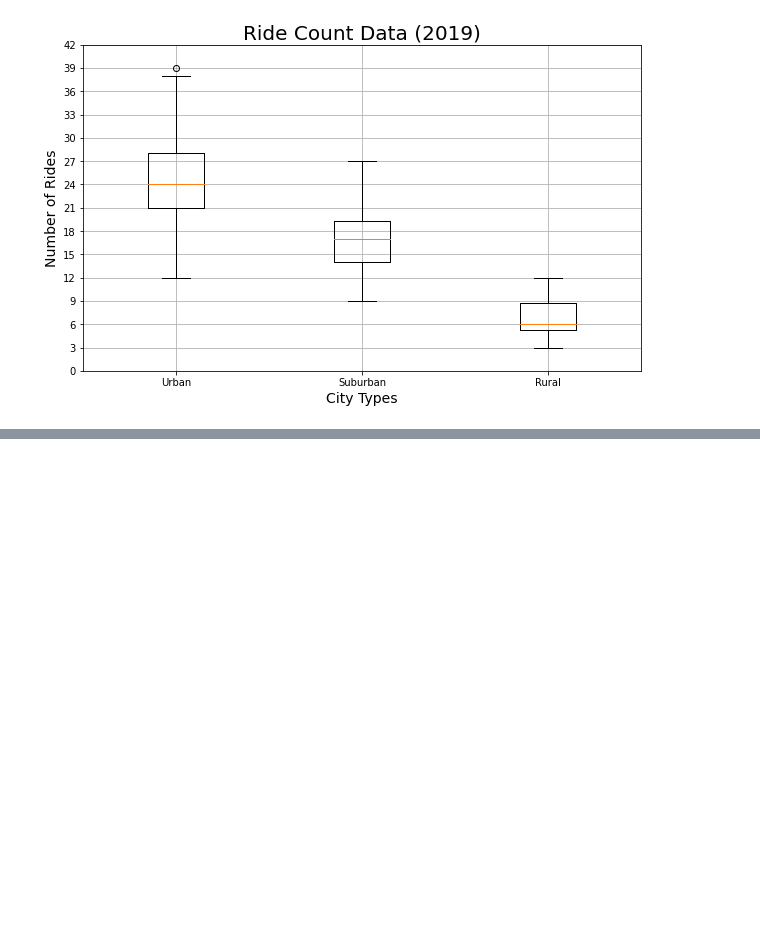
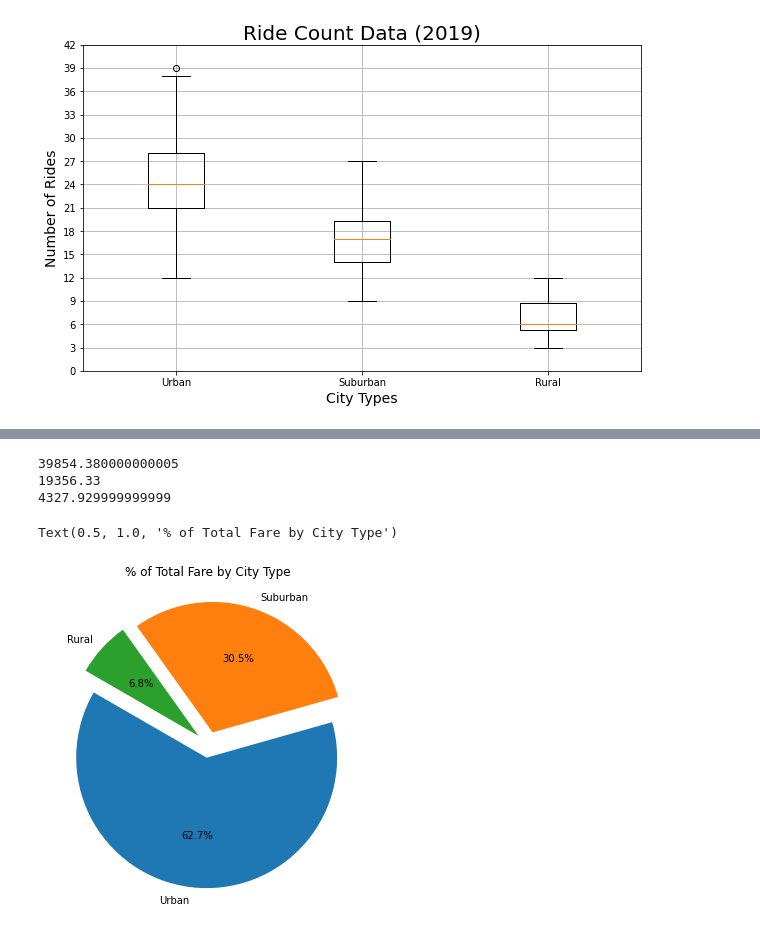
Before and after one commit to curtissmith291/PyBer_Analysis, a Jupyter notebook: PyBer.ipynb, the cells around one changed output, grey strips where cells are left out. Drawn from its saved outputs; the diff is of its cells as text; code cells hidden in the pictures; blank space fills up the shorter version.

```diff
--- a/PyBer.ipynb
+++ b/PyBer.ipynb
@@ -426,0 +481,26 @@ rural_fares = rural_cities_df["fare"]
+# %%
+print(urban_fares.sum())
+print(suburban_fares.sum())
+print(rural_fares.sum())
+# %% [output]
+39854.380000000005
+19356.33
+4327.929999999999
+# %%
+fare_sizes = [urban_fares.sum(),
+    suburban_fares.sum(),
+    rural_fares.sum()]
+# %%
+fare_labels = ["Urban", "Suburban", "Rural"]
+explode = [0.1, 0.1, 0.1]
+# %%
+plt.subplots(figsize = (10,6))
+plt.pie(fare_sizes,
+        labels = fare_labels,
+        explode = explode,
+        autopct="%1.1f%%",
+       startangle = 150)
+plt.title("% of Total Fare by City Type")
+# %% [output]
+Text(0.5, 1.0, '% of Total Fare by City Type')
+[figure, added]
```
Also changed, not shown: parts of 3 cells of this notebook.
